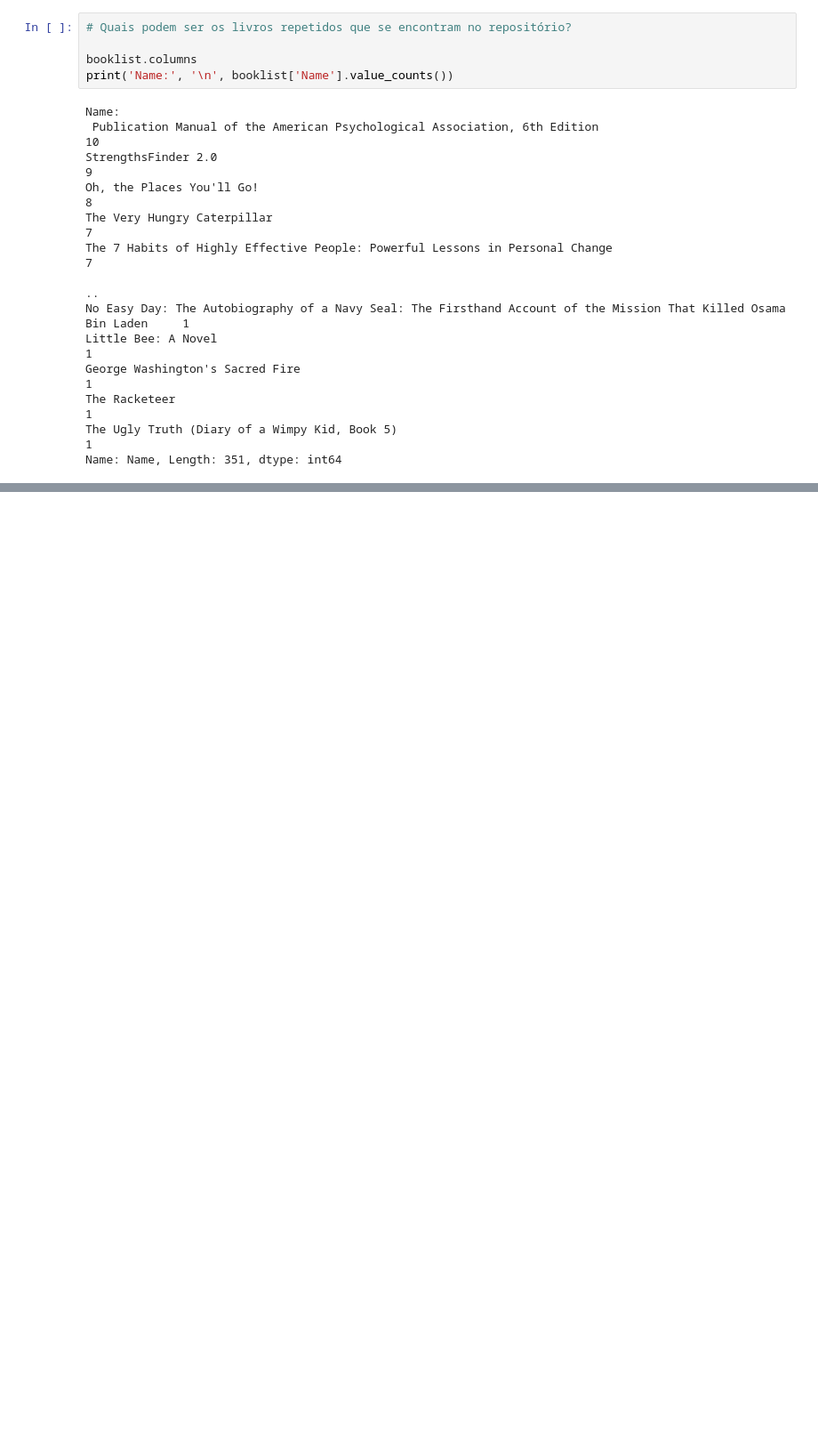
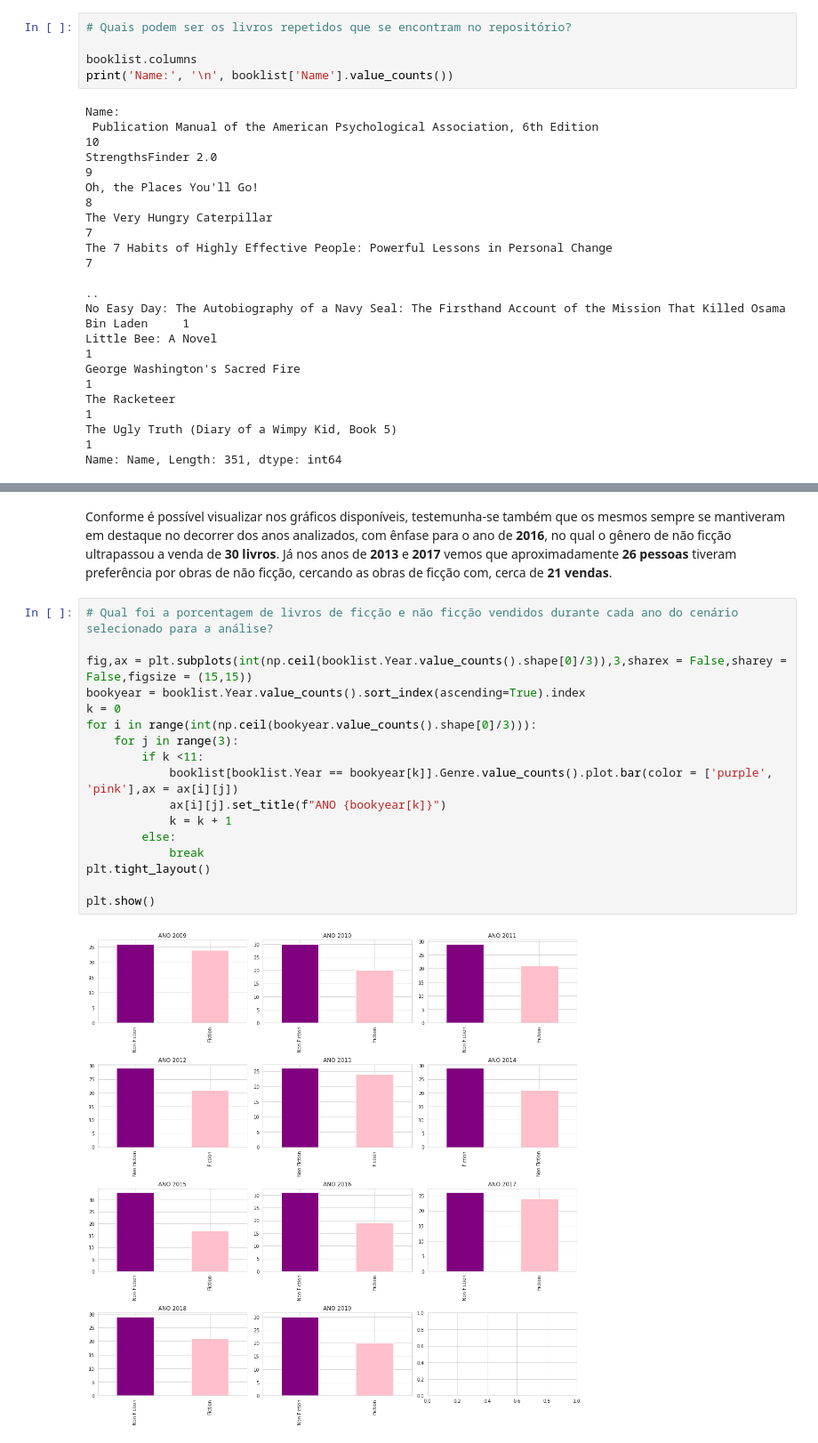
Before and after one commit to victoriapaganotto/Desafio-Final-ShePY, a Jupyter notebook: Desafio_Final_ShePY.ipynb, the cells around one changed output, grey strips where cells are left out. Shown at 89% size. Drawn from its saved outputs; the diff is of its cells as text; blank space fills up the shorter version.

```diff
--- a/Desafio_Final_ShePY.ipynb
+++ b/Desafio_Final_ShePY.ipynb
@@ -56,0 +131,22 @@ fig.show()
+# %% [markdown]
+Conforme é possível visualizar nos gráficos disponíveis, testemunha-se também que os mesmos sempre se mantiveram em destaque no decorrer dos anos analizados, com ênfase para o ano de **2016**, no qual o gênero de não ficção ultrapassou a venda de **30 livros**.
+Já nos anos de **2013** e **2017** vemos que aproximadamente **26 pessoas** tiveram preferência por obras de não ficção, cercando as obras de ficção com, cerca de **21 vendas**.
+# %%
+# Qual foi a porcentagem de livros de ficção e não ficção vendidos durante cada ano do cenário selecionado para a análise?
+
+fig,ax = plt.subplots(int(np.ceil(booklist.Year.value_counts().shape[0]/3)),3,sharex = False,sharey = False,figsize = (15,15))
+bookyear = booklist.Year.value_counts().sort_index(ascending=True).index
+k = 0
+for i in range(int(np.ceil(bookyear.value_counts().shape[0]/3))):
+    for j in range(3):
+        if k <11:
+            booklist[booklist.Year == bookyear[k]].Genre.value_counts().plot.bar(color = ['purple', 'pink'],ax = ax[i][j])
+            ax[i][j].set_title(f"ANO {bookyear[k]}")
+            k = k + 1
+        else:
+            break
+plt.tight_layout()
+
+plt.show()
+# %% [output]
+[figure, added]
```
Also changed, not shown: parts of 24 cells of this notebook.
